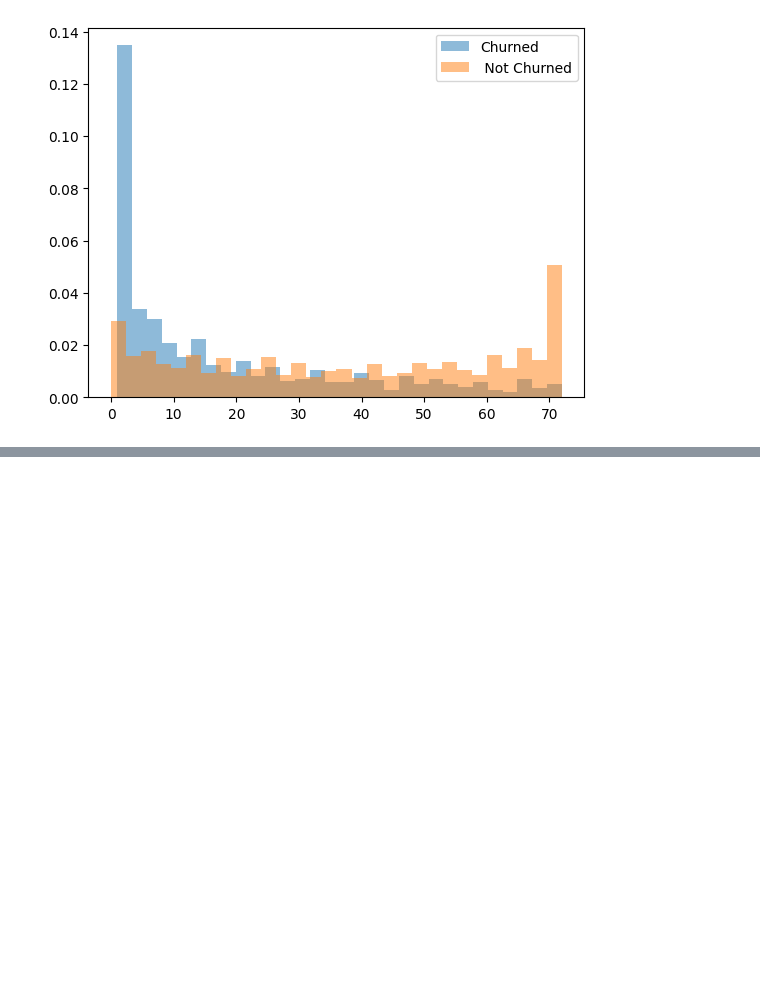
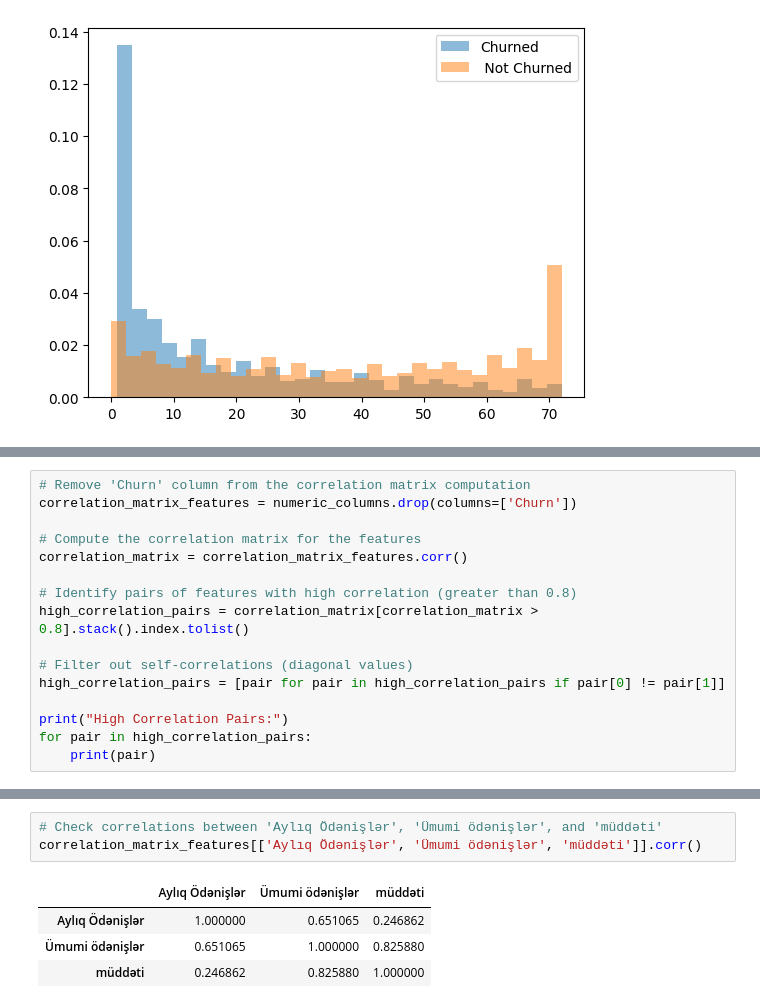
Before and after one commit to Sevinj-joy/Matplotlib_examples, a Jupyter notebook: Churn_analysis/churn_analysis.ipynb, the cells around one changed output, grey strips where cells are left out. Drawn from its saved outputs; the diff is of its cells as text; blank space fills up the shorter version.

```diff
--- a/Churn_analysis/churn_analysis.ipynb
+++ b/Churn_analysis/churn_analysis.ipynb
@@ -399,0 +417,16 @@ plt.show()
+# %%
+# Remove 'Churn' column from the correlation matrix computation
+correlation_matrix_features = numeric_columns.drop(columns=['Churn'])
+
+# Compute the correlation matrix for the features
+correlation_matrix = correlation_matrix_features.corr()
+
+# Identify pairs of features with high correlation (greater than 0.8)
+high_correlation_pairs = correlation_matrix[correlation_matrix > 0.8].stack().index.tolist()
+
+# Filter out self-correlations (diagonal values)
+high_correlation_pairs = [pair for pair in high_correlation_pairs if pair[0] != pair[1]]
+
+print("High Correlation Pairs:")
+for pair in high_correlation_pairs:
+    print(pair)
@@ -399,0 +474,8 @@ plt.show()
+# %%
+# Check correlations between 'Aylıq Ödənişlər', 'Ümumi ödənişlər', and 'müddəti'
+correlation_matrix_features[['Aylıq Ödənişlər', 'Ümumi ödənişlər', 'müddəti']].corr()
+# %% [output]
+|  | Aylıq Ödənişlər | Ümumi ödənişlər | müddəti |
+| Aylıq Ödənişlər | 1.000000 | 0.651065 | 0.246862 |
+| Ümumi ödənişlər | 0.651065 | 1.000000 | 0.825880 |
+| müddəti | 0.246862 | 0.825880 | 1.000000 |
```
Also changed, not shown: parts of 13 cells of this notebook.
